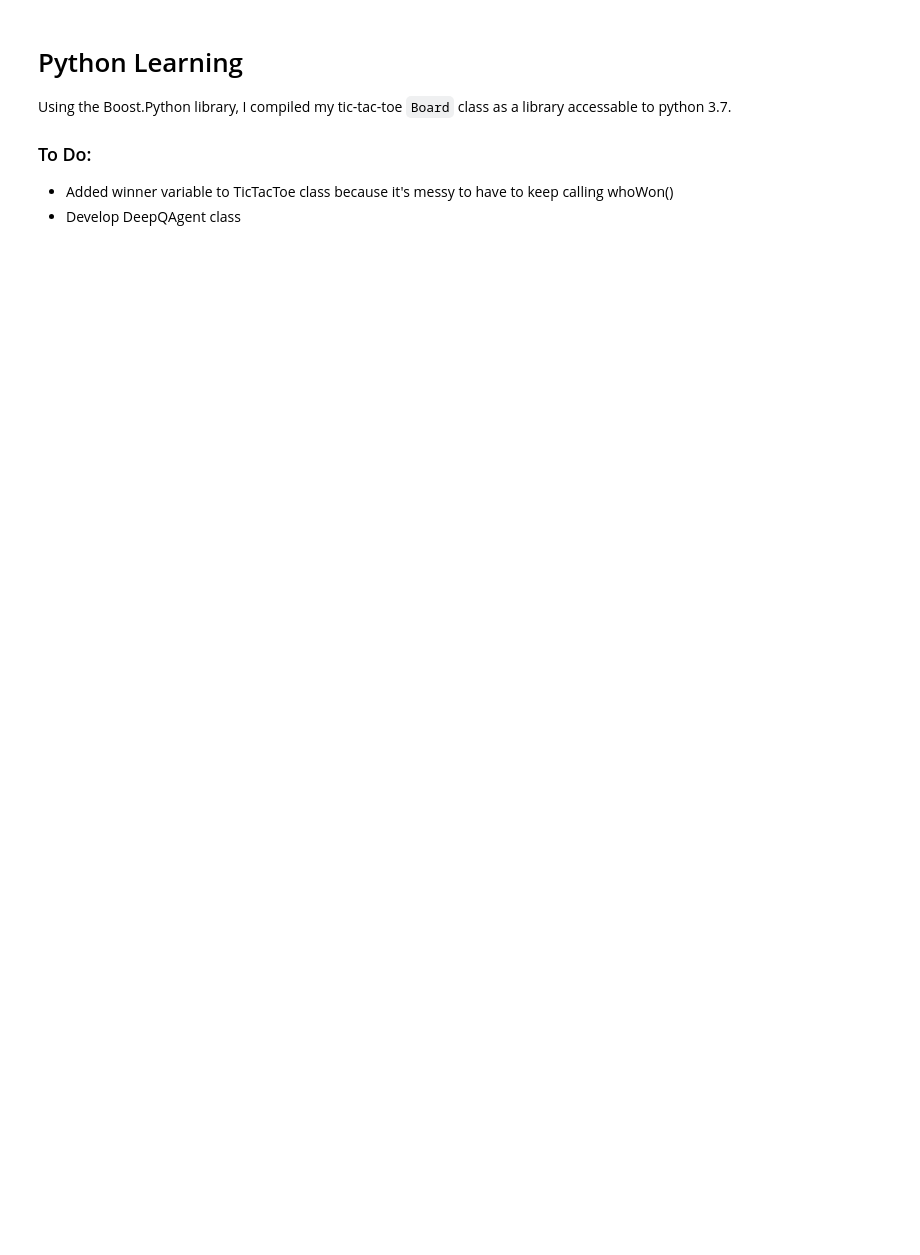
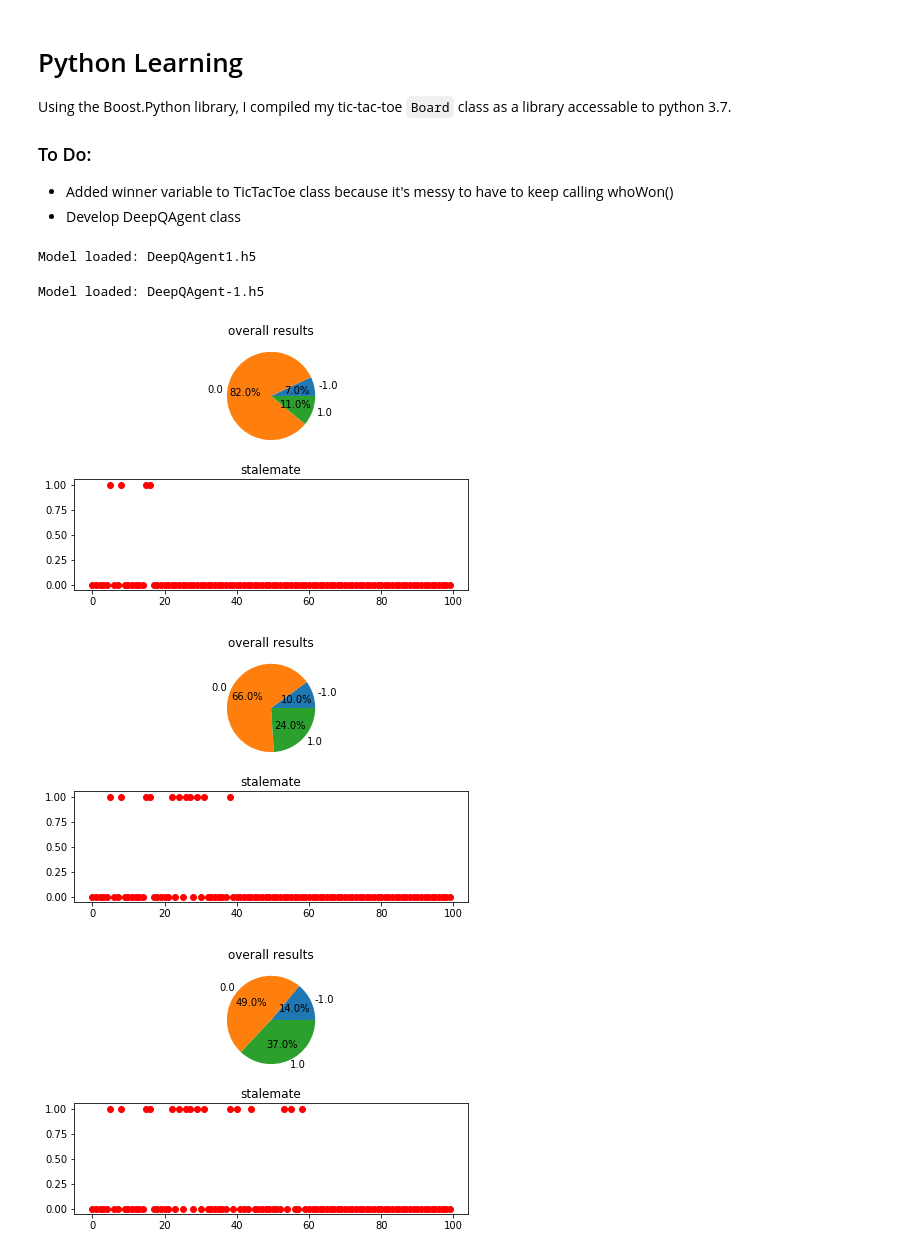
Before and after one commit to barbehenna/tictactapp, a Jupyter notebook: notebooks/PythonLearning.ipynb, the cells around one changed output. Drawn from its saved outputs; the diff is of its cells as text; code cells hidden in the pictures; blank space fills up the shorter version.

Commit message:
added more modular plotting

```diff
--- a/notebooks/PythonLearning.ipynb
+++ b/notebooks/PythonLearning.ipynb
@@ -111,13 +111,10 @@ class TicTacToe():
             self.reinit()
 
             if plot and (game+1)%plotEveryn is 0:
-                fig, ax = plt.subplots(1, 2, constrained_layout=True)
-                labels, counts = np.unique(results['whoWon'], return_counts=True)
-                ax[0].pie(counts, labels=labels, autopct='%1.1f%%')
-                ax[1].plot(results['boardFull'])
-
+                fig = self.plotRes(results, ngames, ngames//plotEveryn)
                 if plotSave:
                     fig.savefig(plotSaveName%game)
+                fig.show()
 
         self.player1.saveModel()
         self.player2.saveModel()
@@ -142,12 +139,24 @@ class TicTacToe():
             self.reinit()
 
         # plot results
-        fig, ax = plt.subplots(1, 2, constrained_layout=True)
-        labels, counts = np.unique(results['whoWon'], return_counts=True)
-        ax[0].pie(counts, labels=labels, autopct='%1.1f%%')
-        ax[1].plot(results['boardFull'])
+        self.plotRes(results, ngames, 1).show()
 
         return results
+
+    def plotRes(self, results, ngames, nbars):
+        # overall results for pie plot
+        labels, counts = np.unique(results['whoWon'], return_counts=True)
+
+        # plot
+        fig, ax = plt.subplots(2, 1, constrained_layout=True)
+        # pie plot
+        ax[0].pie(counts, labels=labels, autopct='%1.1f%%')
+        ax[0].set_title('overall results')
+        # which games ended in stalemate
+        ax[1].plot(results['boardFull'], 'ro')
+        ax[1].set_title('stalemate')
+
+        return fig
 # %%
 class Human():
     def __init__(self, symbol, exploration, name):
@@ -272,5 +281,11 @@ class DeepQAgent():
             return randOut
 # %%
 game = TicTacToe('DeepQAgent', 'DeepQAgent', p1_exporation=0.3333, p2_exporation=0.3333)
-res = game.train(100, epochs=10, plot=True, plotEveryn=50)
+res = game.train(100, epochs=10, plot=True, plotEveryn=20, plotSave=True)
 # game.play_pvp()
+# %% [output]
+Model loaded: DeepQAgent1.h5
+Model loaded: DeepQAgent-1.h5
+[figure, added]
+[figure, added]
+[figure, added]
```
Also changed, not shown: parts of 4 cells of this notebook.
